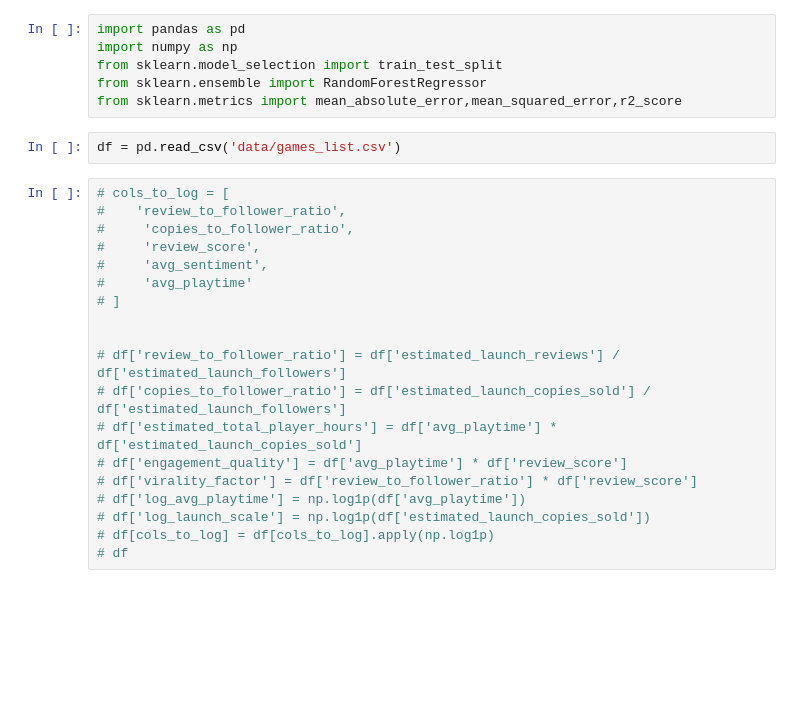
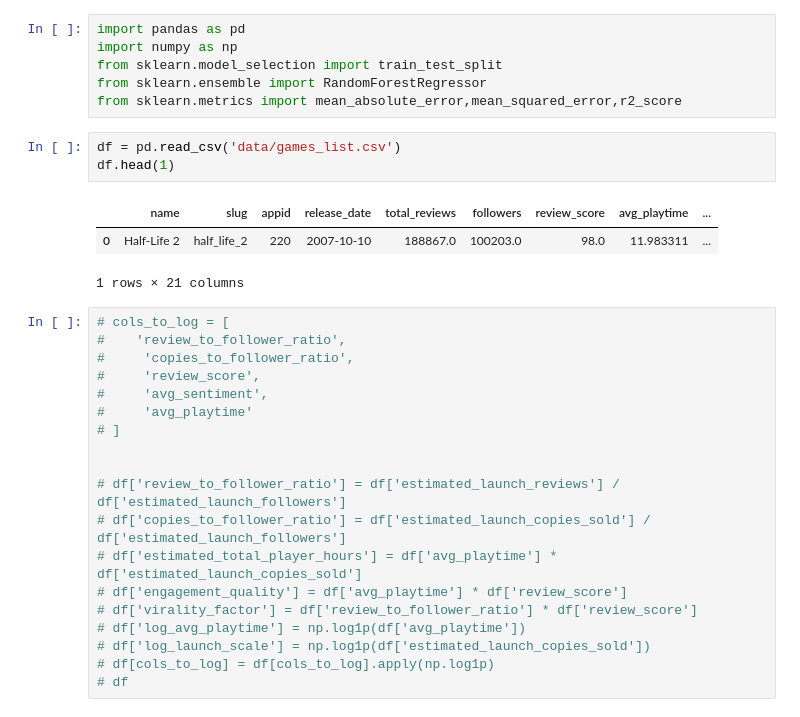
Before and after one commit to FarhanK29/Video_Game_Prediction_Model, a Jupyter notebook: random_forests_pred.ipynb, the cells around one changed output. Drawn from its saved outputs; the diff is of its cells as text; blank space fills up the shorter version.

```diff
--- a/random_forests_pred.ipynb
+++ b/random_forests_pred.ipynb
@@ -6,6 +6,11 @@ from sklearn.ensemble import RandomForestRegressor
 from sklearn.metrics import mean_absolute_error,mean_squared_error,r2_score
 # %%
 df = pd.read_csv('data/games_list.csv')
+df.head(1)
+# %% [output]
+|  | name | slug | appid | release_date | total_reviews | followers | review_score | avg_playtime | ... |
+| 0 | Half-Life 2 | half_life_2 | 220 | 2007-10-10 | 188867.0 | 100203.0 | 98.0 | 11.983311 | ... |
+1 rows × 21 columns
 # %%
 # cols_to_log = [
 #    'review_to_follower_ratio',
```
Also changed, not shown: parts of 21 cells of this notebook.
